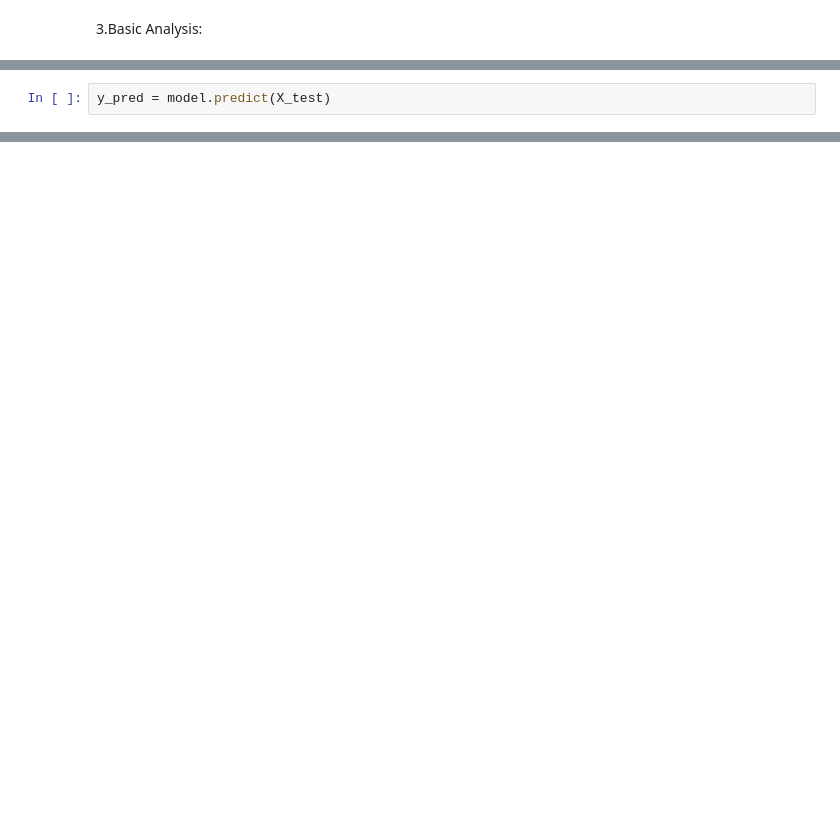
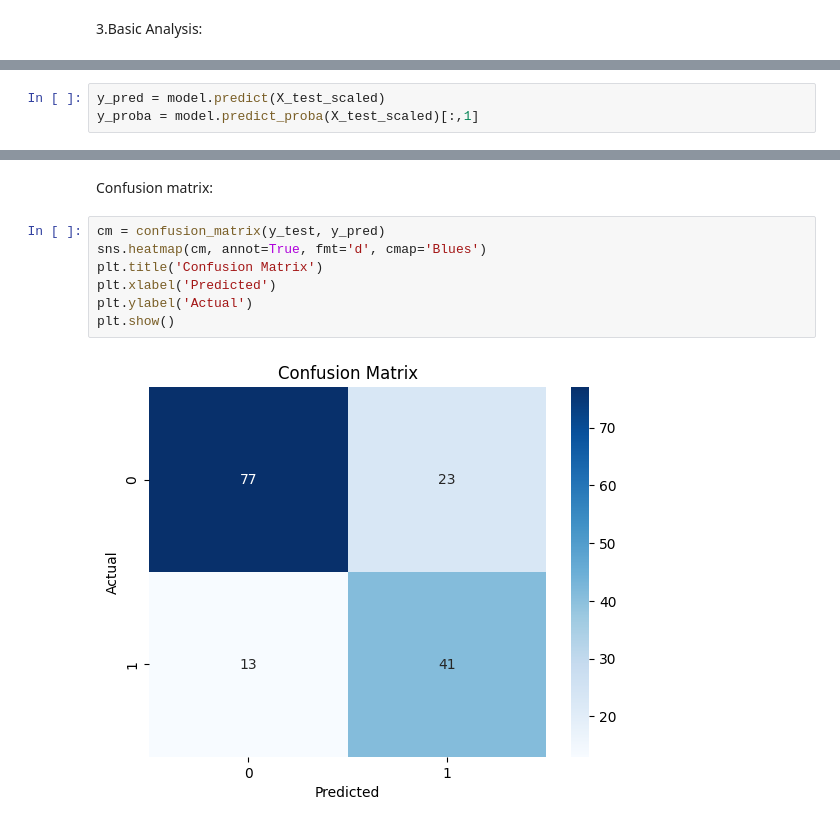
Before and after one commit to sandhiya0147/Data_Science, a Jupyter notebook: modelbuilding.ipynb, the cells around one changed output, grey strips where cells are left out. Cells and saved outputs as stored; diff of their text form; blank space fills up the shorter version.

```diff
--- a/modelbuilding.ipynb
+++ b/modelbuilding.ipynb
@@ -84,2 +137,3 @@ RandomForestRegressor(random_state=42)
 # %%
-y_pred = model.predict(X_test)
+y_pred = model.predict(X_test_scaled)
+y_proba = model.predict_proba(X_test_scaled)[:,1]
@@ -115,0 +162,11 @@ plt.show()
+# %% [markdown]
+Confusion matrix:
+# %%
+cm = confusion_matrix(y_test, y_pred)
+sns.heatmap(cm, annot=True, fmt='d', cmap='Blues')
+plt.title('Confusion Matrix')
+plt.xlabel('Predicted')
+plt.ylabel('Actual')
+plt.show()
+# %% [output]
+[figure, added]
```
Also changed, not shown: parts of 31 cells of this notebook.
